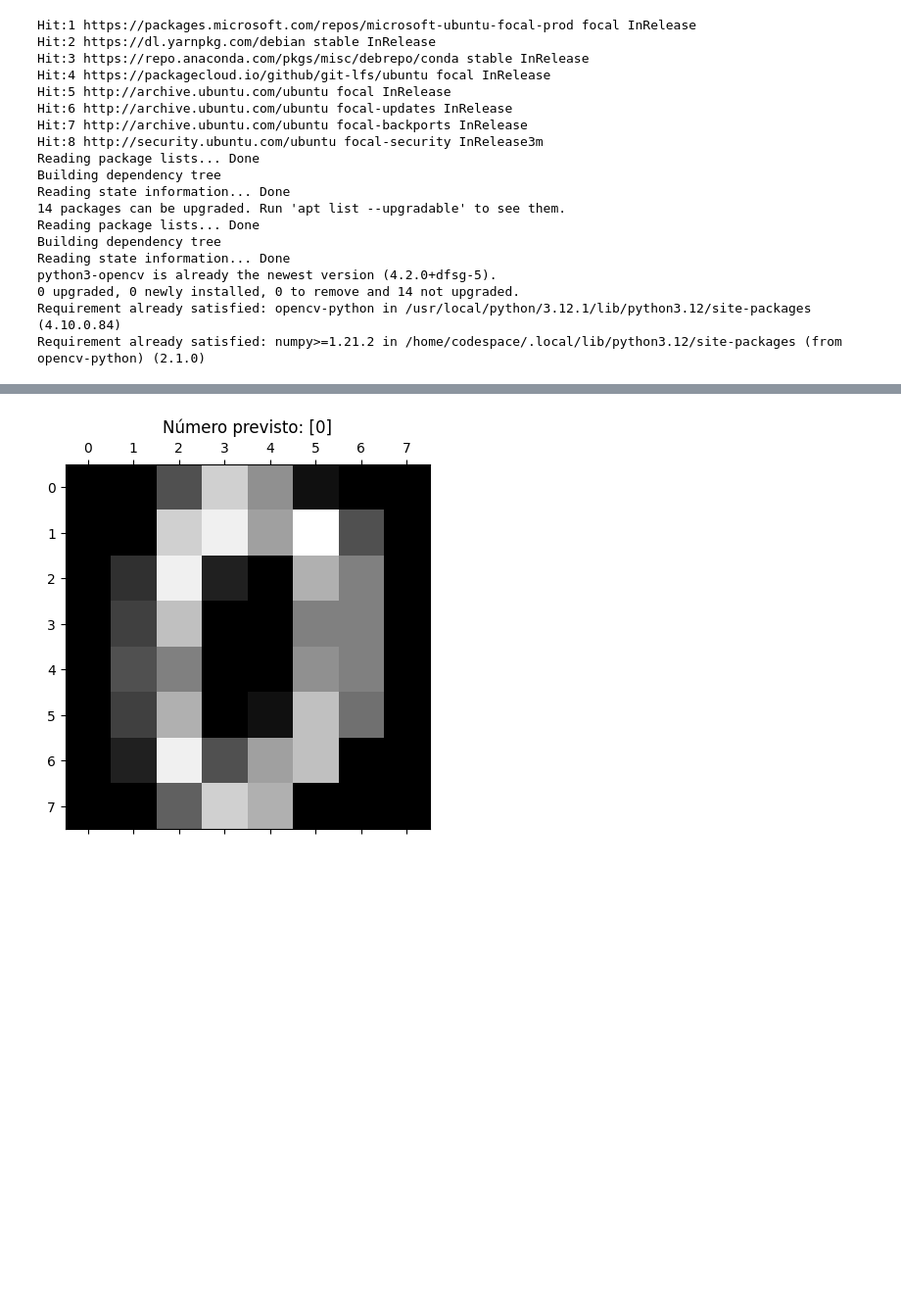
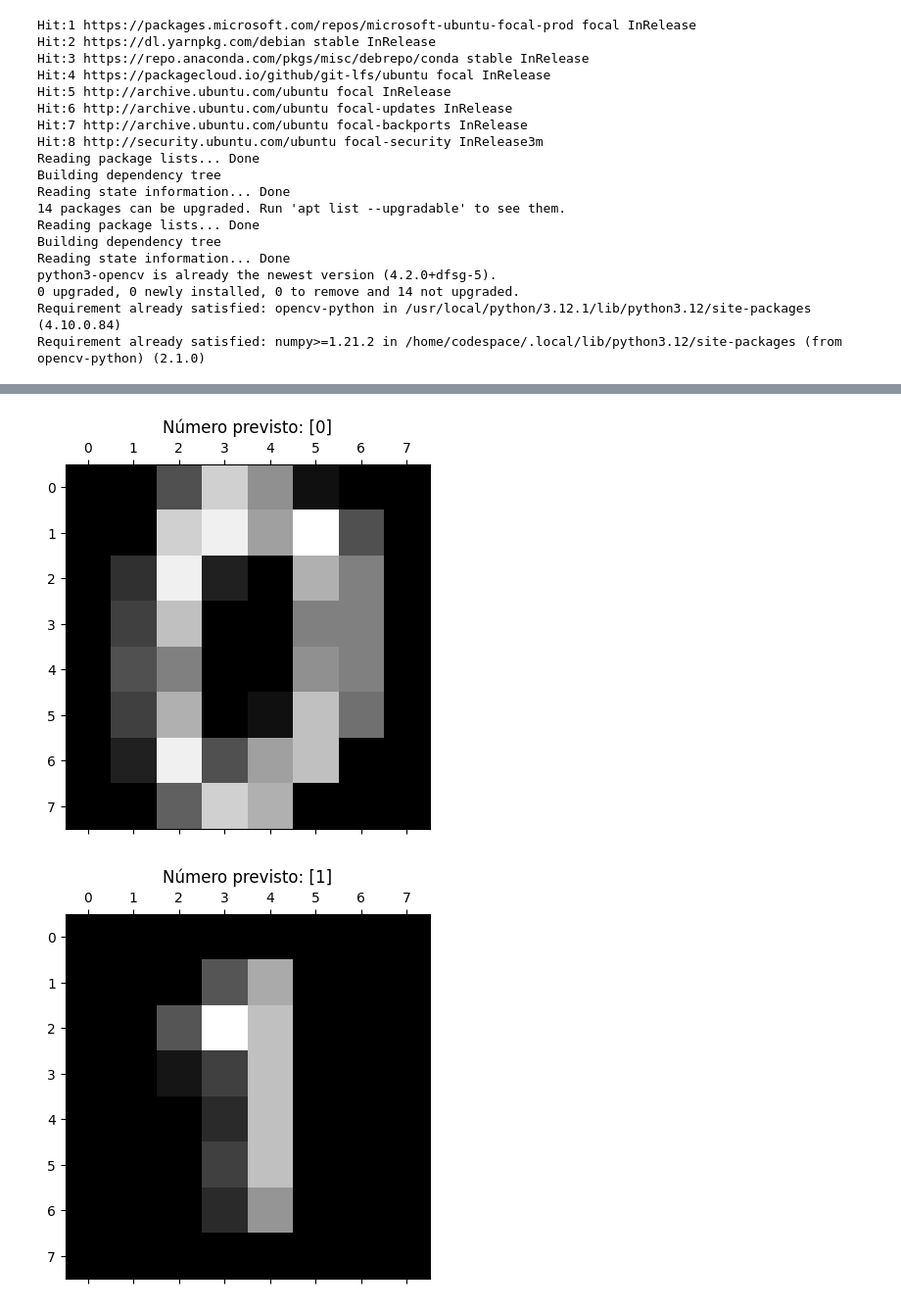
Before and after one commit to emarques-ghub/mba-deeplearning-iad-006-2024-public, a Jupyter notebook: notebooks/IAD006_Arvores_EX6_API_Client.ipynb, the cells around one changed output, grey strips where cells are left out. Shown: that part at 98% size. Saved outputs shown, nothing was run; the diff lists cells and outputs as text; code cells hidden in the pictures; blank space fills up the shorter version.

Commit message:
UAT com imagens da turma

```diff
--- a/notebooks/IAD006_Arvores_EX6_API_Client.ipynb
+++ b/notebooks/IAD006_Arvores_EX6_API_Client.ipynb
@@ -34,7 +34,14 @@ warnings.simplefilter(action='ignore', category=DeprecationWarning)
 
 url = 'http://127.0.0.1:8000/predict/'
 
-arquivos = ['../imagens/imagem_negativa.png', '../imagens/imagem_positiva.png', '../imagens/imagem_positiva_ruido.png']
+arquivos = ['../imagens/imagem_negativa.png',
+            '../imagens/imagem_positiva.png',
+            '../imagens/imagem_positiva_ruido.png',
+            '../imagens/1.png',
+            '../imagens/2.png',
+            '../imagens/3.png',
+            '../imagens/4.png',
+            '../imagens/5.png',]
 
 for arquivo in arquivos:
     if not os.path.isfile(arquivo):
@@ -52,30 +59,31 @@ for arquivo in arquivos:
         scaled_image_list = scaled_image.reshape(1, -1).tolist()
         # Monta o dicionario para envio
         data = {
             'image': scaled_image_list
         }
 
         try:
             response = requests.post(url, json=data)
             if response.status_code == 200:
                 # se deu certo, exibe a imagem com a previsão no título
                 result = response.json()
                 plt.matshow(scaled_image.reshape((8, 8)))
                 plt.title(f"Número previsto: {result['predict']}")
                 plt.gray()
                 plt.show()
             else:
                 #se a resposta não foi OK exibe o status code
                 print(response.status_code)
         except requests.exceptions.HTTPError as http_err:
             print(f"{arquivo} -> erro de HTTP: {http_err}")
         except requests.exceptions.ConnectionError as conn_err:
             print(f"{arquivo} -> erro de conexão: {conn_err}")
         except requests.exceptions.Timeout as timeout_err:
             print(f"{arquivo} -> erro de Timeout: {timeout_err}")
         except requests.exceptions.RequestException as req_err:
             print(f"{arquivo} -> erro: {req_err}")
 # %% [output]
 [figure]
 [figure]
 [figure]
+[figure, added]
```
Also changed, not shown: parts of 1 cell of this notebook.
